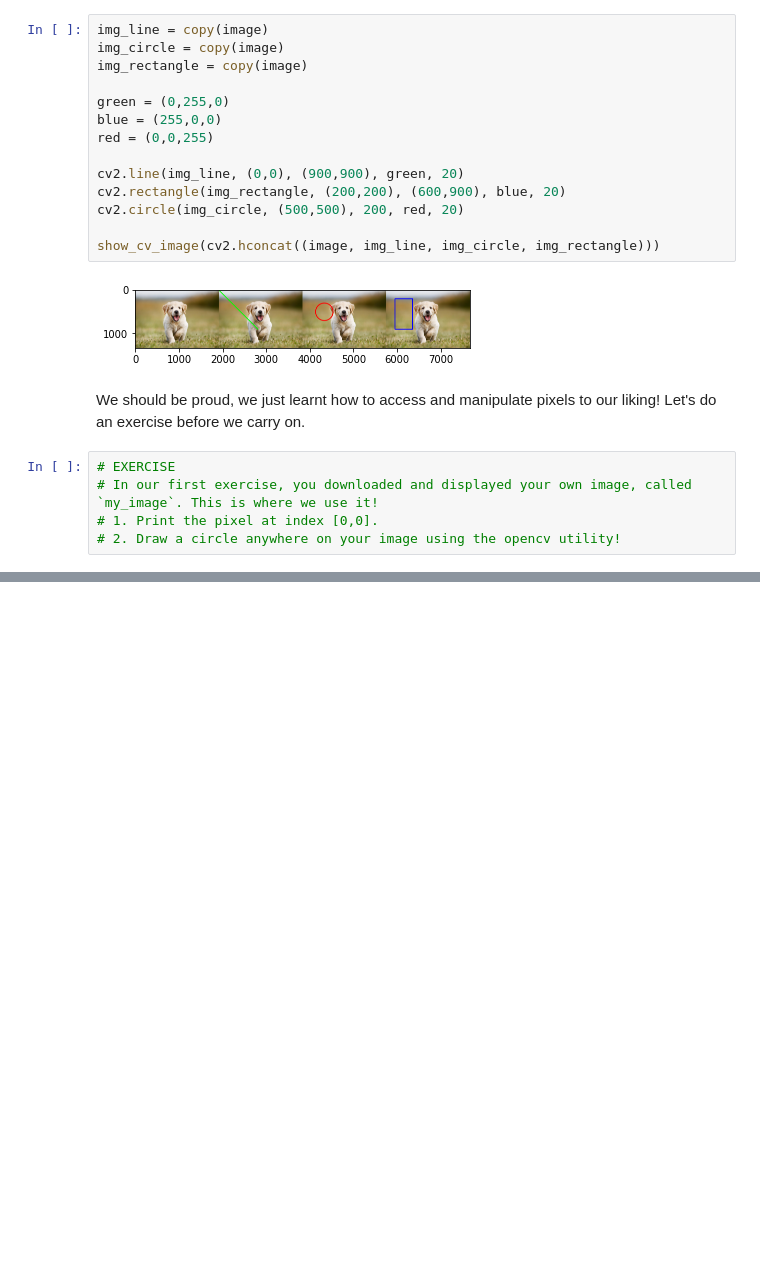
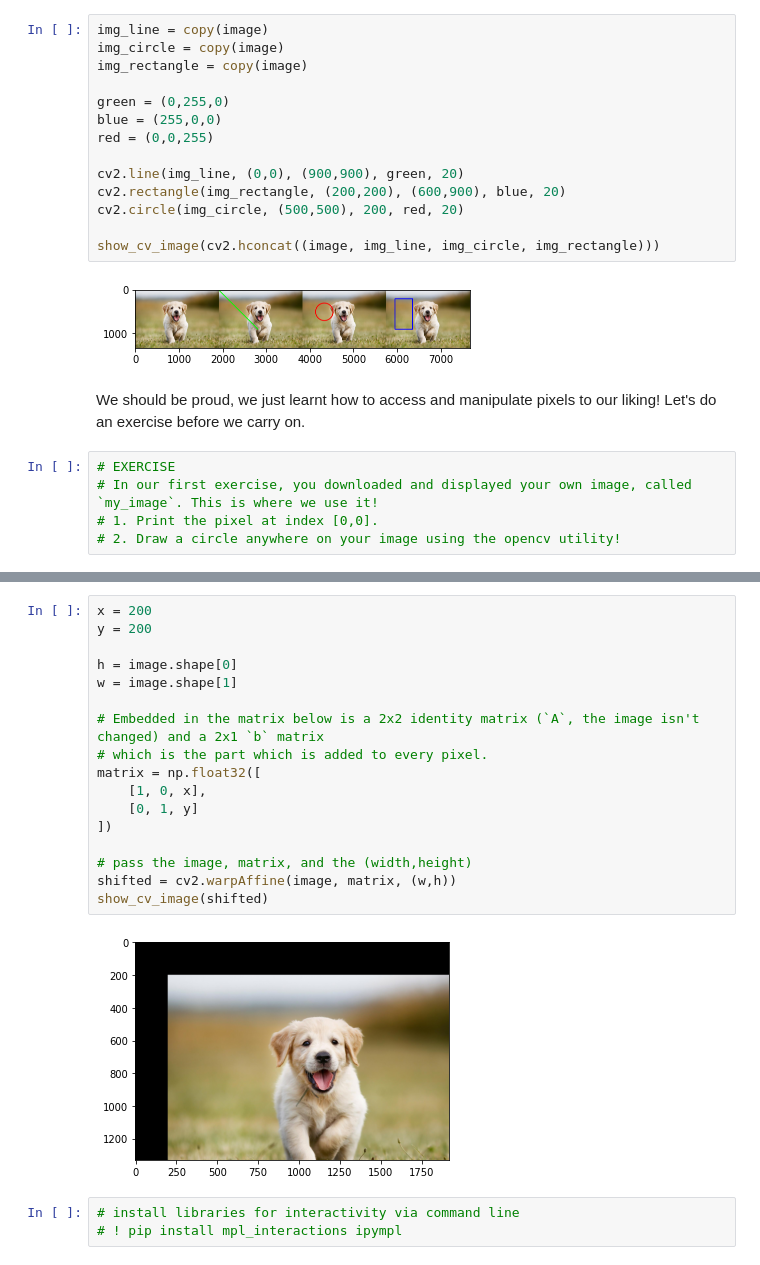
Before and after one commit to RohanGautam/intro-to-opencv-workshop, a Jupyter notebook: notebook/cv_workshop.ipynb, the cells around one changed output, grey strips where cells are left out. Drawn from its saved outputs; the diff is of its cells as text; blank space fills up the shorter version.

```diff
--- a/notebook/cv_workshop.ipynb
+++ b/notebook/cv_workshop.ipynb
@@ -182,0 +197,22 @@ Hint: You can create a blank canvas of size 300x300 like so : `canvas = np.zeros
+# %%
+x = 200
+y = 200
+
+h = image.shape[0]
+w = image.shape[1]
+
+# Embedded in the matrix below is a 2x2 identity matrix (`A`, the image isn't changed) and a 2x1 `b` matrix
+# which is the part which is added to every pixel.
+matrix = np.float32([
+    [1, 0, x],
+    [0, 1, y]
+])
+
+# pass the image, matrix, and the (width,height)
+shifted = cv2.warpAffine(image, matrix, (w,h))
+show_cv_image(shifted)
+# %% [output]
+[figure, added]
+# %%
+# install libraries for interactivity via command line
+# ! pip install mpl_interactions ipympl
```
Also changed, not shown: parts of 11 cells of this notebook, 2 other files.
